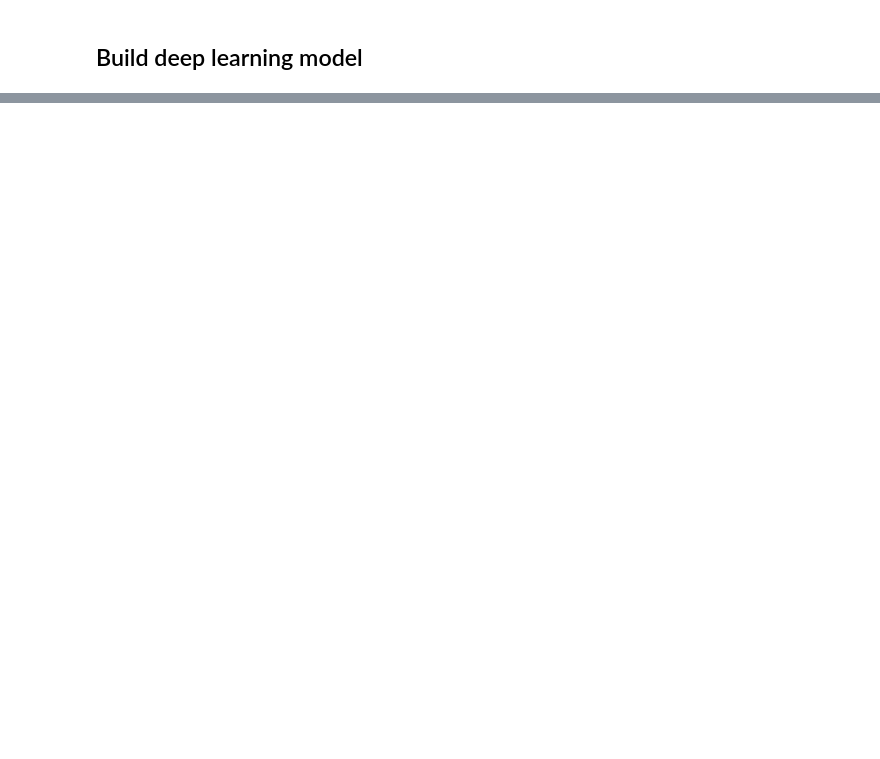
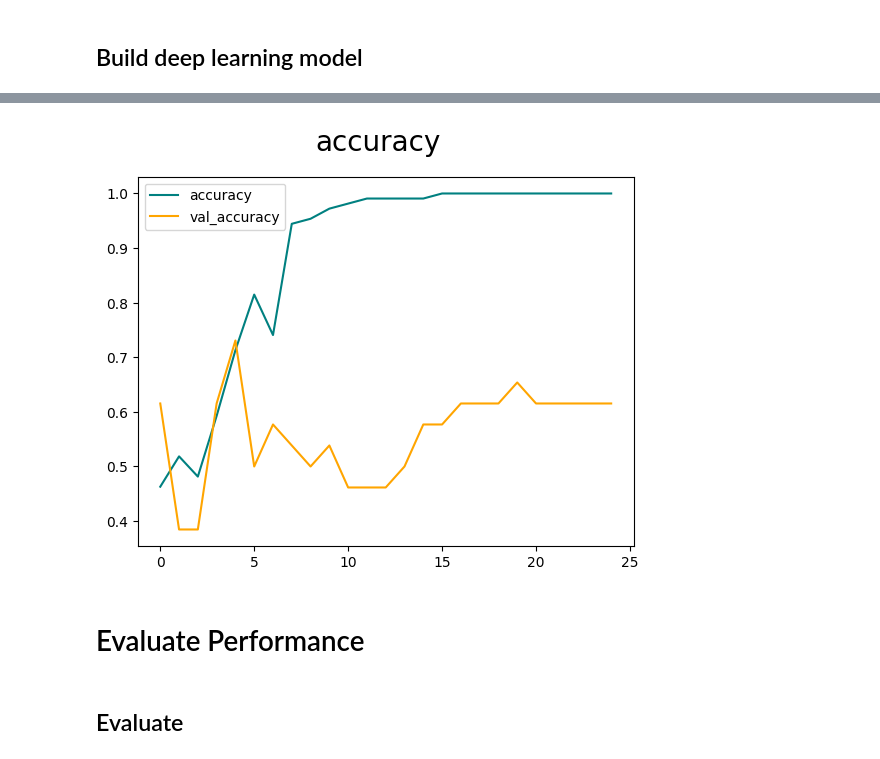
Before and after one commit to mrtaz77/Deep-CNN-Image-Classifier, a Jupyter notebook: Image Classifier.ipynb, the cells around one changed output, grey strips where cells are left out. Cells and saved outputs as stored; diff of their text form; code cells hidden in the pictures; blank space fills up the shorter version.

```diff
--- a/Image Classifier.ipynb
+++ b/Image Classifier.ipynb
@@ -374,0 +347,8 @@ plot_performance(hist)
+# %%
+plot_performance(hist, 'accuracy')
+# %% [output]
+[figure, added]
+# %% [markdown]
+# Evaluate Performance
+# %% [markdown]
+## Evaluate
```
Also changed, not shown: parts of 94 cells of this notebook.
